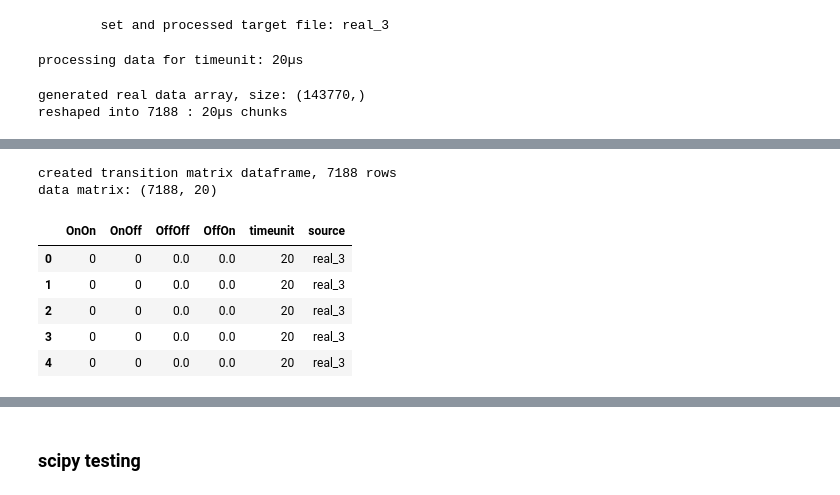
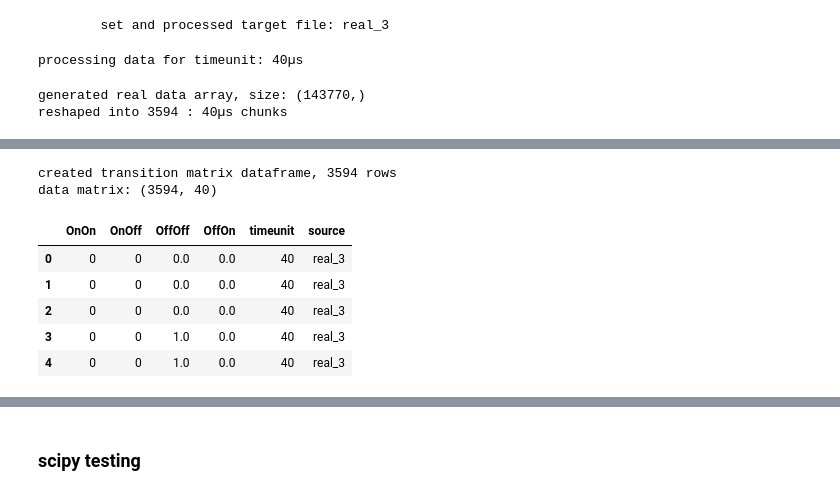
Before and after one commit to tjbergst/data-parsing, a Jupyter notebook: occupancy-prediction.ipynb, the cells around one changed output, grey strips where cells are left out. Saved outputs shown, nothing was run; the diff lists cells and outputs as text; code cells hidden in the pictures.

```diff
--- a/occupancy-prediction.ipynb
+++ b/occupancy-prediction.ipynb
@@ -38,3 +36,6 @@ timeunit = 10_000
+# %%
+timestep = 250
+timeunit = 10_000
 # %% [markdown]
 ## configs
 # %%
@@ -218,23 +219,23 @@ please select a target file.. real_3
 [interactive output not drawn]
         set and processed target file: real_3
 # %%
-data_matrix, tmat_df = OP.process_timeunit(int(OP.timeunits[0]/500))
+data_matrix, tmat_df = OP.process_timeunit(int(OP.timeunits[0]/timestep))
 
 print(f'data matrix: {data_matrix.shape}')
 display(tmat_df.head())
 # %% [output]
-processing data for timeunit: 20µs
+processing data for timeunit: 40µs
 generated real data array, size: (143770,)
-reshaped into 7188 : 20µs chunks
+reshaped into 3594 : 40µs chunks
 [interactive output not drawn]
-created transition matrix dataframe, 7188 rows
-data matrix: (7188, 20)
+created transition matrix dataframe, 3594 rows
+data matrix: (3594, 40)
 |  | OnOn | OnOff | OffOff | OffOn | timeunit | source |
-| 0 | 0 | 0 | 0.0 | 0.0 | 20 | real_3 |
-| 1 | 0 | 0 | 0.0 | 0.0 | 20 | real_3 |
-| 2 | 0 | 0 | 0.0 | 0.0 | 20 | real_3 |
-| 3 | 0 | 0 | 0.0 | 0.0 | 20 | real_3 |
-| 4 | 0 | 0 | 0.0 | 0.0 | 20 | real_3 |
+| 0 | 0 | 0 | 0.0 | 0.0 | 40 | real_3 |
+| 1 | 0 | 0 | 0.0 | 0.0 | 40 | real_3 |
+| 2 | 0 | 0 | 0.0 | 0.0 | 40 | real_3 |
+| 3 | 0 | 0 | 1.0 | 0.0 | 40 | real_3 |
+| 4 | 0 | 0 | 1.0 | 0.0 | 40 | real_3 |
 # %%
 sim_data_matrix = OP.WTA_real.simulate_all_OP_transition_matrices(
     tmat_dataframe=tmat_df,
```
Also changed, not shown: parts of 11 cells of this notebook.
